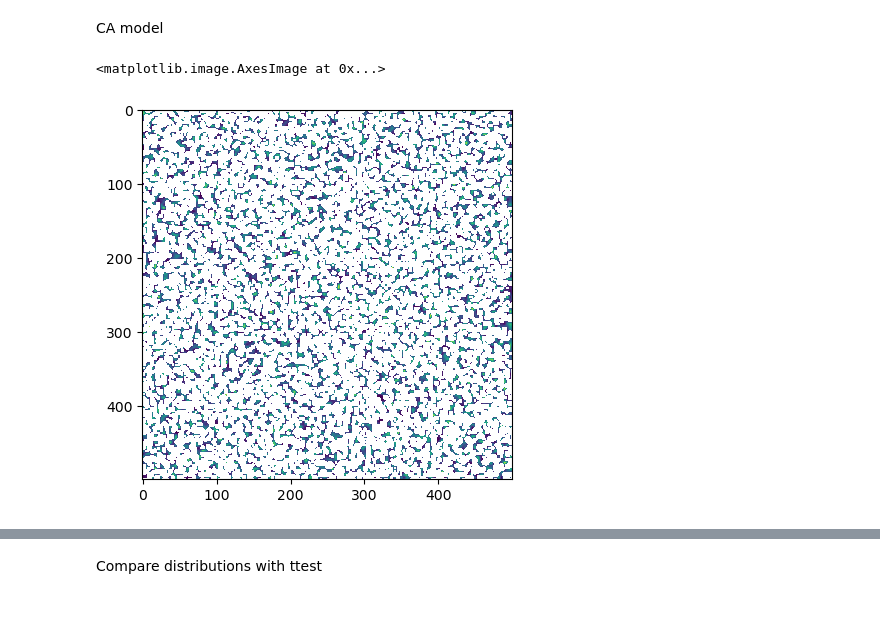
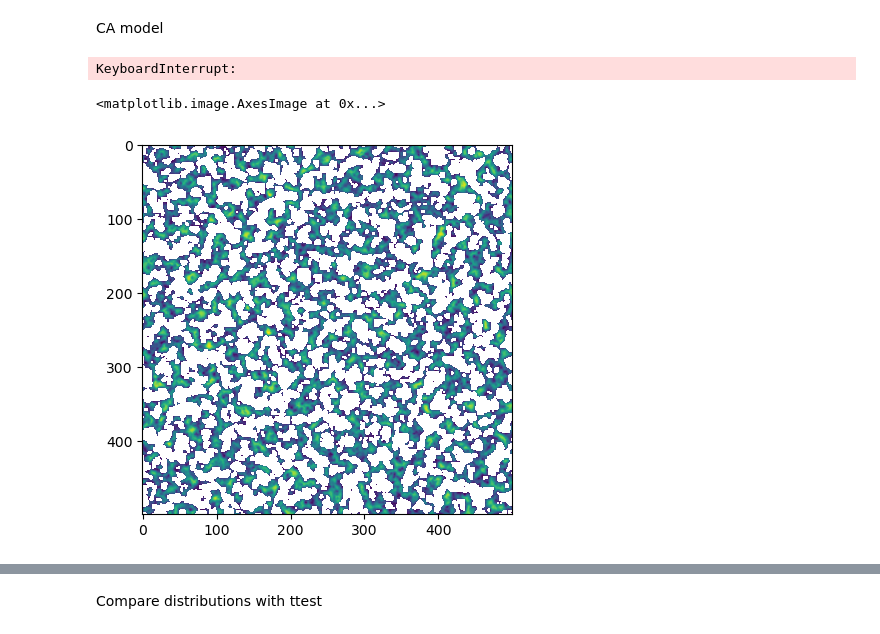
Before and after one commit to PaulHosek/ComplexSystemSimulation, a Jupyter notebook: inflection_experiments.ipynb, the cells around one changed output, grey strips where cells are left out. Drawn from its saved outputs; the diff is of its cells as text; code cells hidden in the pictures.

```diff
--- a/inflection_experiments.ipynb
+++ b/inflection_experiments.ipynb
@@ -66,11 +66,13 @@ mean_freeboard = 0.1
 Tdrain = 10.; dt_drain = 0.5    # time and time-step of to drainage
 
 # create topography
-dist_ca = initial_distributions.Create_Initial_Topography(res = res, mode = mode, tmax = tmax, dt = dt, g = g, sigma_h = sigma_h, h = mean_freeboard, snow_dune_radius = snow_dune_radius,
+dist_ca = topography.Create_Initial_Topography(res = res, mode = mode, tmax = tmax, dt = dt, g = g, sigma_h = sigma_h, h = mean_freeboard, snow_dune_radius = snow_dune_radius,
             Gaussians_per_pixel = Gaussians_per_pixel, number_of_r_bins = 150, window_size = 5, snow_dune_height_exponent = snow_dune_height_exponent)
 # %%
 h = np.zeros(shape = (size, size))
-ca_model = CA_model(dist_ca, h, dt = 15, dx = 1, periodic_bounds=True)
+ca_model = CA_model(dist_ca, h, dt = 15, dx = 1, ice_melting= False)
 # %%
 h, H, Ht = ca_model.run(25000)
+# %% [output]
+KeyboardInterrupt:
 # %%
@@ -78,9 +80,9 @@ np.save('experiment_data/h_normal_500px_25000iter.npy', h)
 # %%
-thresh = 0.001
+thresh = 0.02
 plt.imshow(np.ma.masked_where(h<thresh,h))
 # %% [output]
 <matplotlib.image.AxesImage at 0x...>
-[figure, old version]
+[figure, new version]
 # %%
 inflections_ca = evaluation.inflection_list(np.where(h<thresh, 1, -1))
 # %%
```
Also changed, not shown: parts of 12 cells of this notebook, 7 other files.
